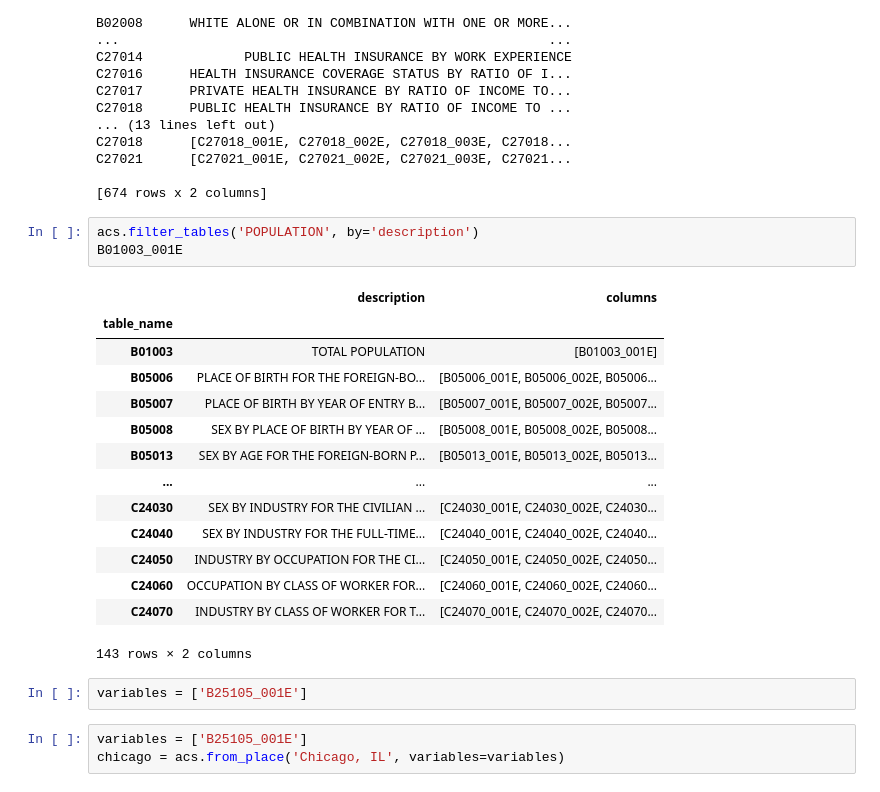
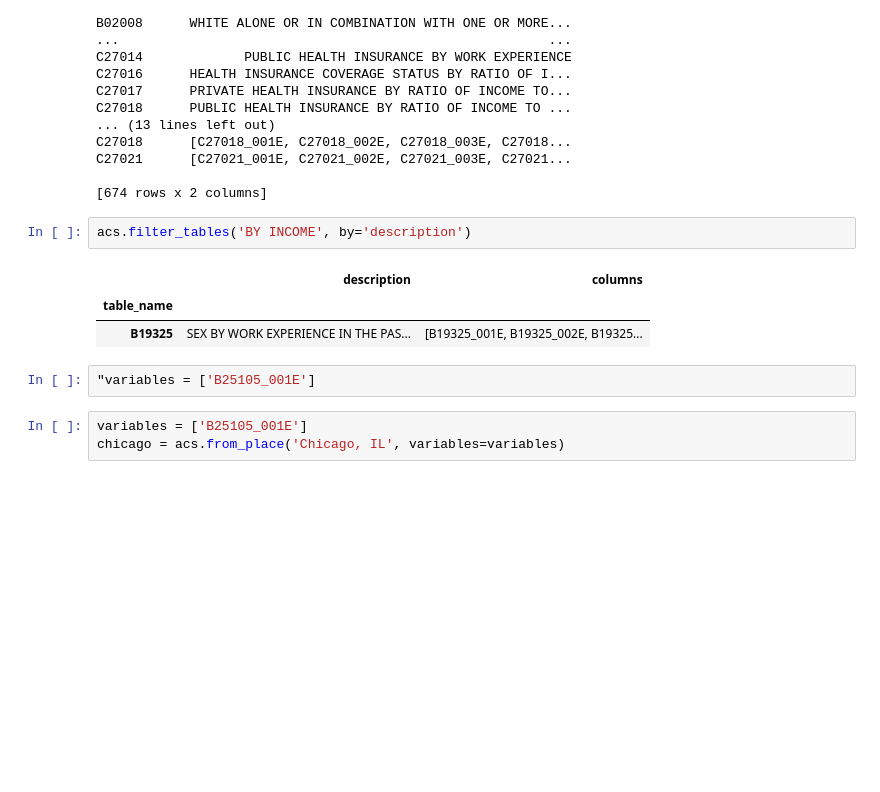
Before and after one commit to KathrynPanger/censusViz, a Jupyter notebook: scratch.ipynb, the cells around one changed output. Drawn from its saved outputs; the diff is of its cells as text; blank space fills up the shorter version.

```diff
--- a/scratch.ipynb
+++ b/scratch.ipynb
@@ -58,25 +58,13 @@ C27021      [C27021_001E, C27021_002E, C27021_003E, C27021...
 
 [674 rows x 2 columns]
 # %%
-acs.filter_tables('POPULATION', by='description')
-B01003_001E
+acs.filter_tables('BY INCOME', by='description')
 # %% [output]
 |  | description | columns |
 | table_name |  |  |
-| B01003 | TOTAL POPULATION | [B01003_001E] |
-| B05006 | PLACE OF BIRTH FOR THE FOREIGN-BO... | [B05006_001E, B05006_002E, B05006... |
-| B05007 | PLACE OF BIRTH BY YEAR OF ENTRY B... | [B05007_001E, B05007_002E, B05007... |
-| B05008 | SEX BY PLACE OF BIRTH BY YEAR OF ... | [B05008_001E, B05008_002E, B05008... |
-| B05013 | SEX BY AGE FOR THE FOREIGN-BORN P... | [B05013_001E, B05013_002E, B05013... |
-| ... | ... | ... |
-| C24030 | SEX BY INDUSTRY FOR THE CIVILIAN ... | [C24030_001E, C24030_002E, C24030... |
-| C24040 | SEX BY INDUSTRY FOR THE FULL-TIME... | [C24040_001E, C24040_002E, C24040... |
-| C24050 | INDUSTRY BY OCCUPATION FOR THE CI... | [C24050_001E, C24050_002E, C24050... |
-| C24060 | OCCUPATION BY CLASS OF WORKER FOR... | [C24060_001E, C24060_002E, C24060... |
-| C24070 | INDUSTRY BY CLASS OF WORKER FOR T... | [C24070_001E, C24070_002E, C24070... |
+| B19325 | SEX BY WORK EXPERIENCE IN THE PAS... | [B19325_001E, B19325_002E, B19325... |
-143 rows × 2 columns
-# %%
-variables = ['B25105_001E']
+# %%
+"variables = ['B25105_001E']
 # %%
 variables = ['B25105_001E']
 chicago = acs.from_place('Chicago, IL', variables=variables)
```
Also changed, not shown: 7 other files.
